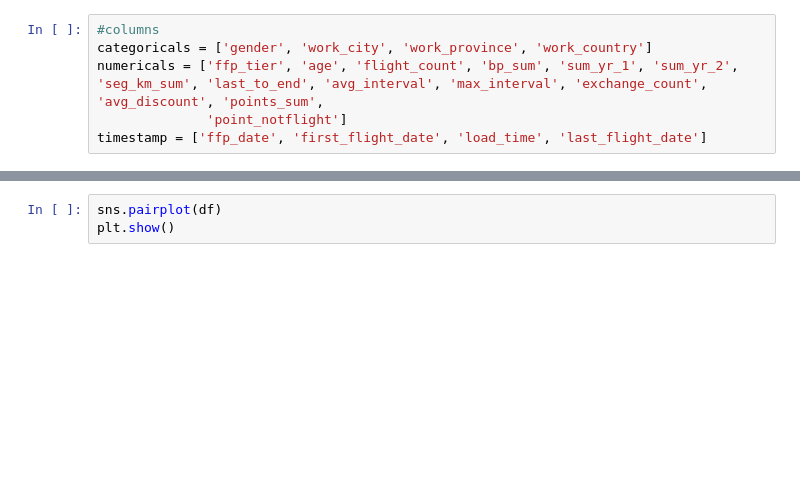
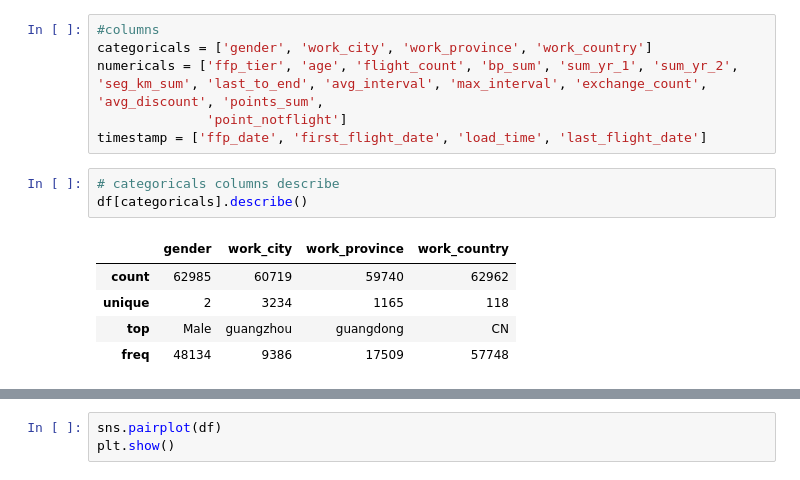
Before and after one commit to mezkymy/airline-cv-analysis, a Jupyter notebook: airline_cust_value_analysis.ipynb, the cells around one changed output, grey strips where cells are left out. Drawn from its saved outputs; the diff is of its cells as text; blank space fills up the shorter version.

```diff
--- a/airline_cust_value_analysis.ipynb
+++ b/airline_cust_value_analysis.ipynb
@@ -148,3 +168,12 @@ categoricals = ['gender', 'work_city', 'work_province', 'work_country']
 numericals = ['ffp_tier', 'age', 'flight_count', 'bp_sum', 'sum_yr_1', 'sum_yr_2', 'seg_km_sum', 'last_to_end', 'avg_interval', 'max_interval', 'exchange_count', 'avg_discount', 'points_sum',
               'point_notflight']
 timestamp = ['ffp_date', 'first_flight_date', 'load_time', 'last_flight_date']
+# %%
+# categoricals columns describe
+df[categoricals].describe()
+# %% [output]
+|  | gender | work_city | work_province | work_country |
+| count | 62985 | 60719 | 59740 | 62962 |
+| unique | 2 | 3234 | 1165 | 118 |
+| top | Male | guangzhou | guangdong | CN |
+| freq | 48134 | 9386 | 17509 | 57748 |
```
Also changed, not shown: parts of 3 cells of this notebook.
